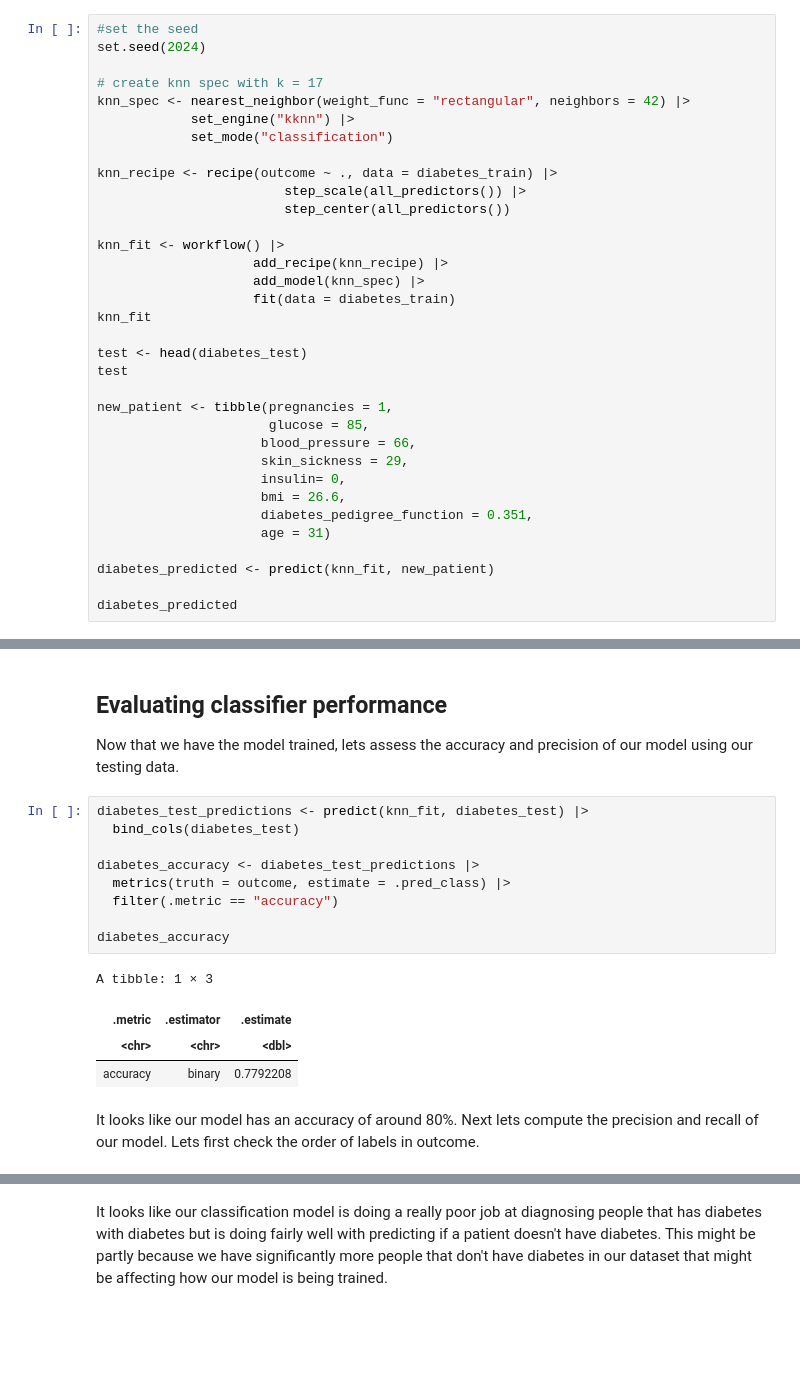
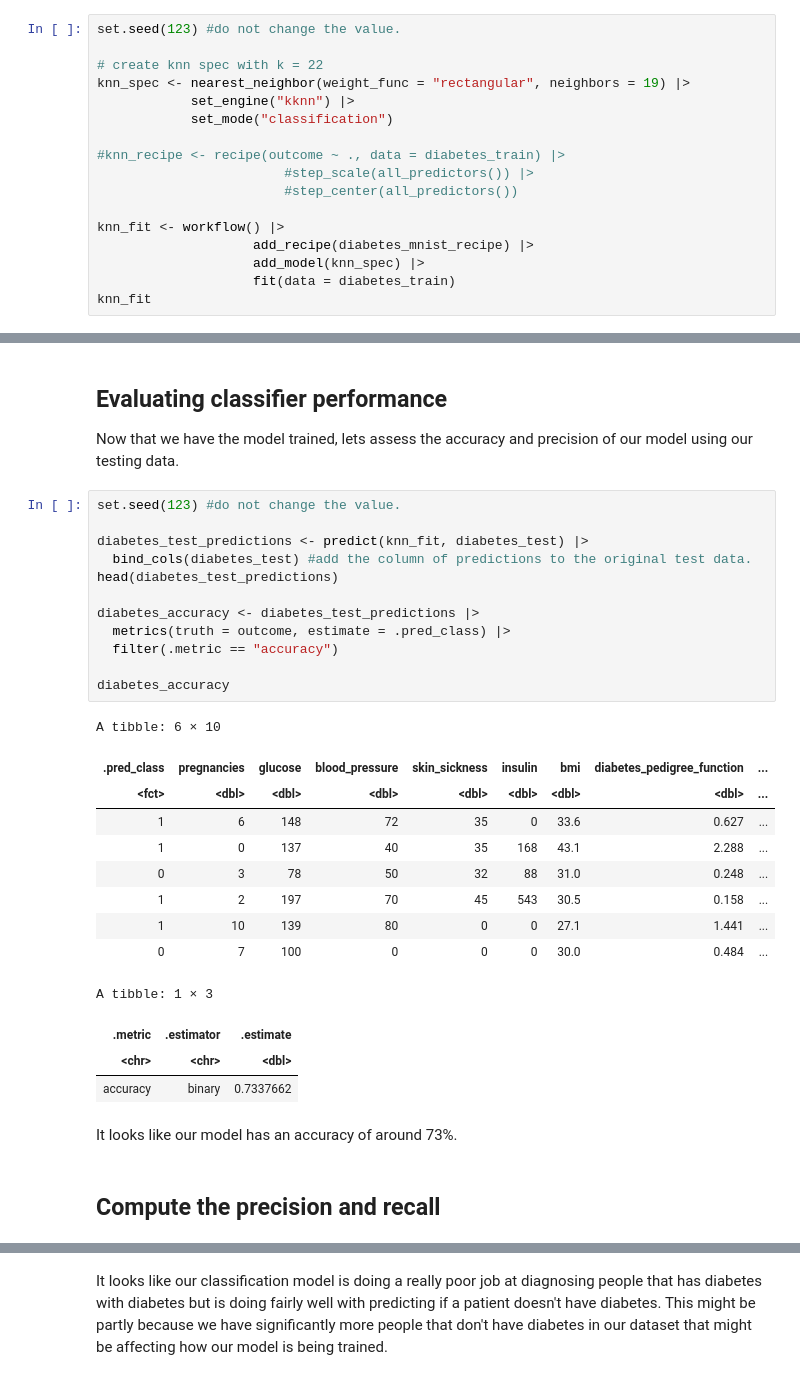
Before and after one commit to audrey-rw5683/dsci-100-2023w2-group-002-2, a Jupyter notebook: final_report.ipynb, the cells around one changed output, grey strips where cells are left out. Drawn from its saved outputs; the diff is of its cells as text; blank space fills up the shorter version.

```diff
--- a/final_report.ipynb
+++ b/final_report.ipynb
@@ -288,39 +305,22 @@ From the graph we can see that k = 42 gets the best accuracy, so we will use k =
 # %% [markdown]
 ## Train our model
 # %%
-#set the seed
-set.seed(2024)
+set.seed(123) #do not change the value.
 
-# create knn spec with k = 17
-knn_spec <- nearest_neighbor(weight_func = "rectangular", neighbors = 42) |>
+# create knn spec with k = 22
+knn_spec <- nearest_neighbor(weight_func = "rectangular", neighbors = 19) |>
             set_engine("kknn") |>
             set_mode("classification")
 
-knn_recipe <- recipe(outcome ~ ., data = diabetes_train) |>
-                        step_scale(all_predictors()) |>
-                        step_center(all_predictors())
+#knn_recipe <- recipe(outcome ~ ., data = diabetes_train) |>
+                        #step_scale(all_predictors()) |>
+                        #step_center(all_predictors())
 
 knn_fit <- workflow() |>
-                    add_recipe(knn_recipe) |>
+                    add_recipe(diabetes_mnist_recipe) |>
                     add_model(knn_spec) |>
                     fit(data = diabetes_train)
 knn_fit
-
-test <- head(diabetes_test)
-test
-
-new_patient <- tibble(pregnancies = 1,
-                      glucose = 85,
-                     blood_pressure = 66,
-                     skin_sickness = 29,
-                     insulin= 0,
-                     bmi = 26.6,
-                     diabetes_pedigree_function = 0.351,
-                     age = 31)
-
-diabetes_predicted <- predict(knn_fit, new_patient)
-
-diabetes_predicted
 # %% [output]
 ══ Workflow [trained] ══════════════════════════════════════════════════════════
 Preprocessor: Recipe
@@ -359,19 +347,33 @@ A tibble: 1 × 1
 
 Now that we have the model trained, lets assess the accuracy and precision of our model using our testing data.
 # %%
+set.seed(123) #do not change the value.
+
 diabetes_test_predictions <- predict(knn_fit, diabetes_test) |>
-  bind_cols(diabetes_test)
+  bind_cols(diabetes_test) #add the column of predictions to the original test data.
+head(diabetes_test_predictions)
 
 diabetes_accuracy <- diabetes_test_predictions |>
   metrics(truth = outcome, estimate = .pred_class) |>
   filter(.metric == "accuracy")
 
 diabetes_accuracy
 # %% [output]
-A tibble: 1 × 3
+A tibble: 6 × 10
-| .metric | .estimator | .estimate |
-| <chr> | <chr> | <dbl> |
-| accuracy | binary | 0.7792208 |
+| .pred_class | pregnancies | glucose | blood_pressure | skin_sickness | insulin | bmi | diabetes_pedigree_function | ... |
+| <fct> | <dbl> | <dbl> | <dbl> | <dbl> | <dbl> | <dbl> | <dbl> | ... |
+| 1 | 6 | 148 | 72 | 35 | 0 | 33.6 | 0.627 | ... |
+| 1 | 0 | 137 | 40 | 35 | 168 | 43.1 | 2.288 | ... |
+| 0 | 3 | 78 | 50 | 32 | 88 | 31.0 | 0.248 | ... |
+| 1 | 2 | 197 | 70 | 45 | 543 | 30.5 | 0.158 | ... |
+| 1 | 10 | 139 | 80 | 0 | 0 | 27.1 | 1.441 | ... |
+| 0 | 7 | 100 | 0 | 0 | 0 | 30.0 | 0.484 | ... |
+A tibble: 1 × 3
+| .metric | .estimator | .estimate |
+| <chr> | <chr> | <dbl> |
+| accuracy | binary | 0.7337662 |
 # %% [markdown]
-It looks like our model has an accuracy of around 80%. Next lets compute the precision and recall of our model. Lets first check the order of labels in outcome.
+It looks like our model has an accuracy of around 73%.
+# %% [markdown]
+## Compute the precision and recall
 # %%
```
Also changed, not shown: parts of 16 cells of this notebook.
